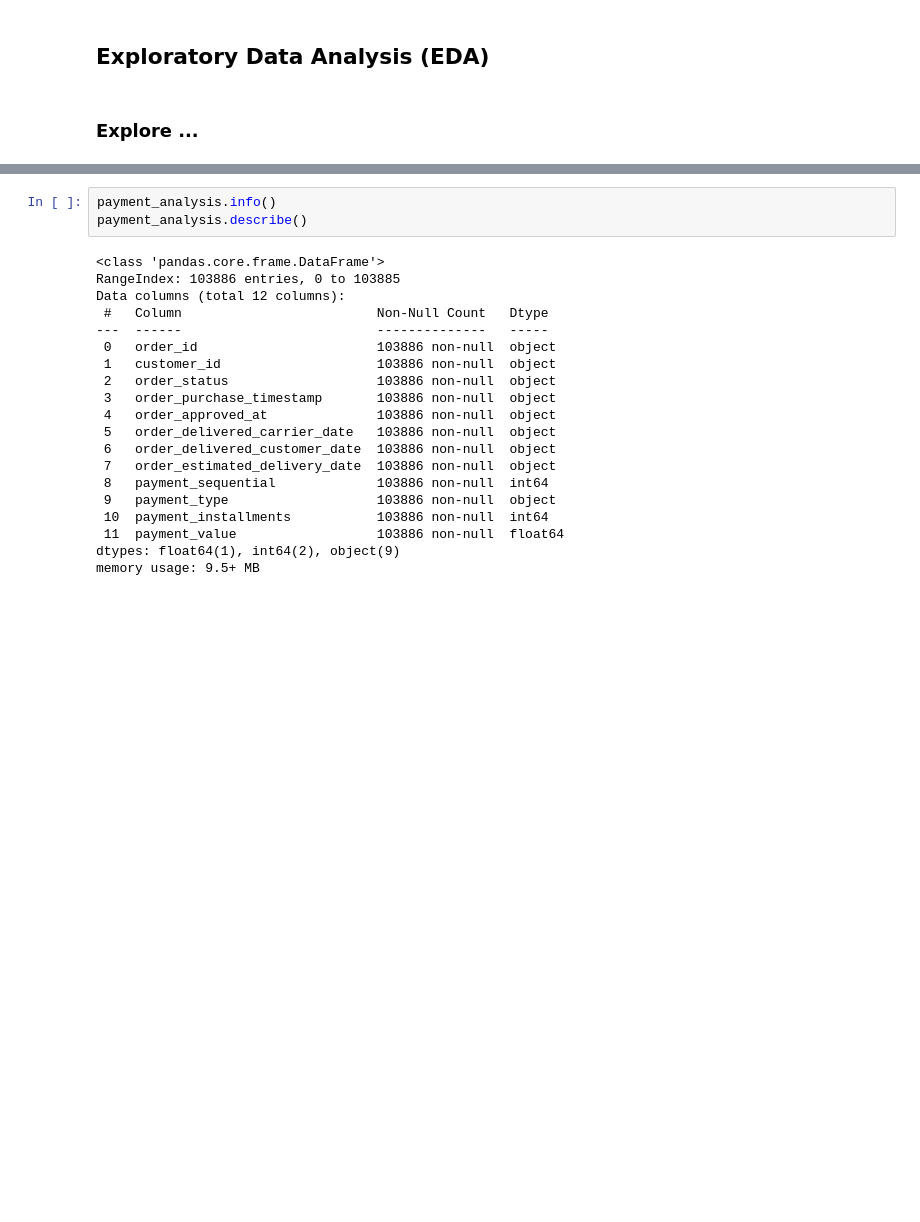
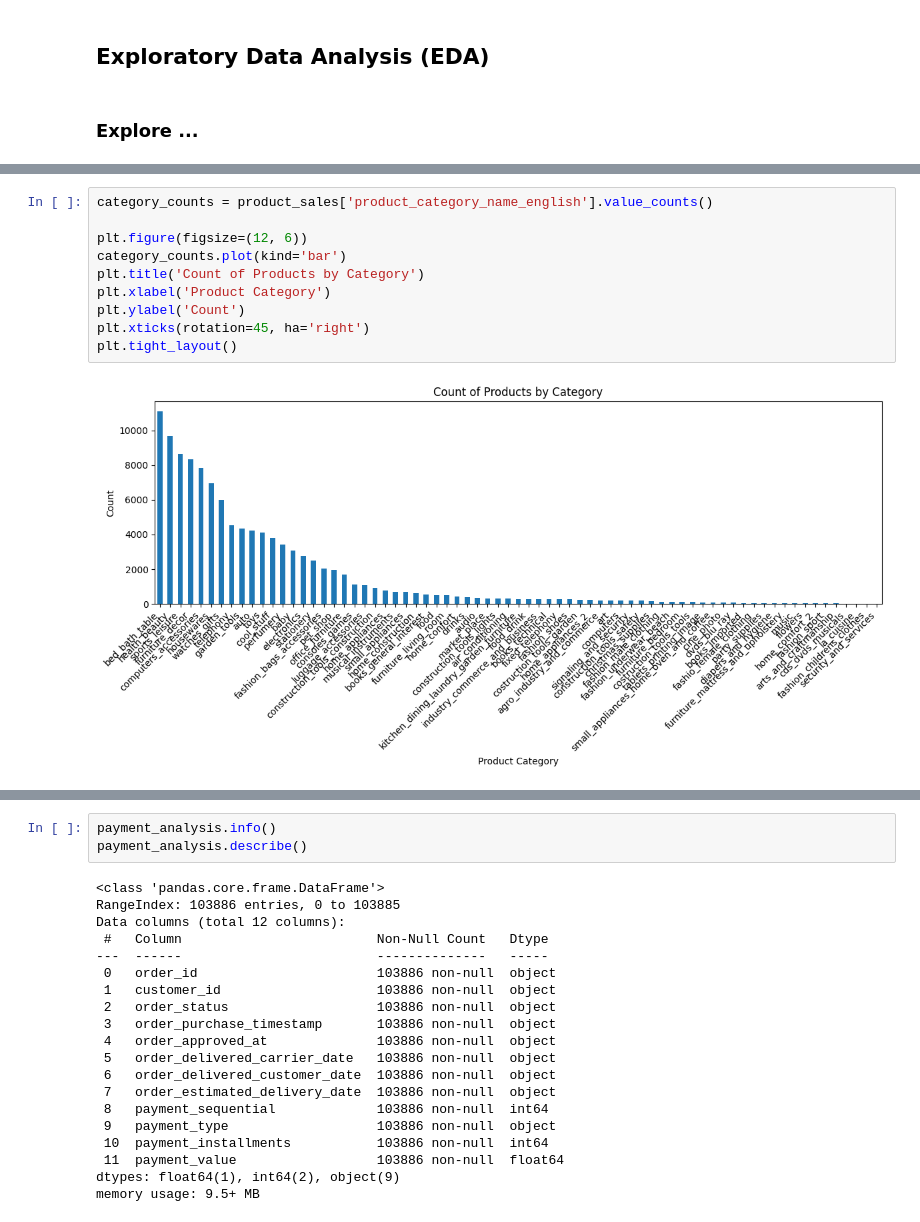
Before and after one commit to mraihanaf/dicoding-data-analyst-project, a Jupyter notebook: Proyek_Analisis_Data.ipynb, the cells around one changed output, grey strips where cells are left out. Drawn from its saved outputs; the diff is of its cells as text; blank space fills up the shorter version.

```diff
--- a/Proyek_Analisis_Data.ipynb
+++ b/Proyek_Analisis_Data.ipynb
@@ -274,3 +269,15 @@ memory usage: 13.6+ MB
 | 50% | 1.000000 | 74.990000 | 16.310000 | 52.000000 | 603.000000 | 1.000000 | ... |
 | 75% | 1.000000 | 134.900000 | 21.180000 | 57.000000 | 987.000000 | 3.000000 | ... |
 | max | 21.000000 | 6735.000000 | 409.680000 | 76.000000 | 3992.000000 | 20.000000 | ... |
+# %%
+category_counts = product_sales['product_category_name_english'].value_counts()
+
+plt.figure(figsize=(12, 6))
+category_counts.plot(kind='bar')
+plt.title('Count of Products by Category')
+plt.xlabel('Product Category')
+plt.ylabel('Count')
+plt.xticks(rotation=45, ha='right')
+plt.tight_layout()
+# %% [output]
+[figure, added]
```
Also changed, not shown: parts of 13 cells of this notebook, 2 other files.
